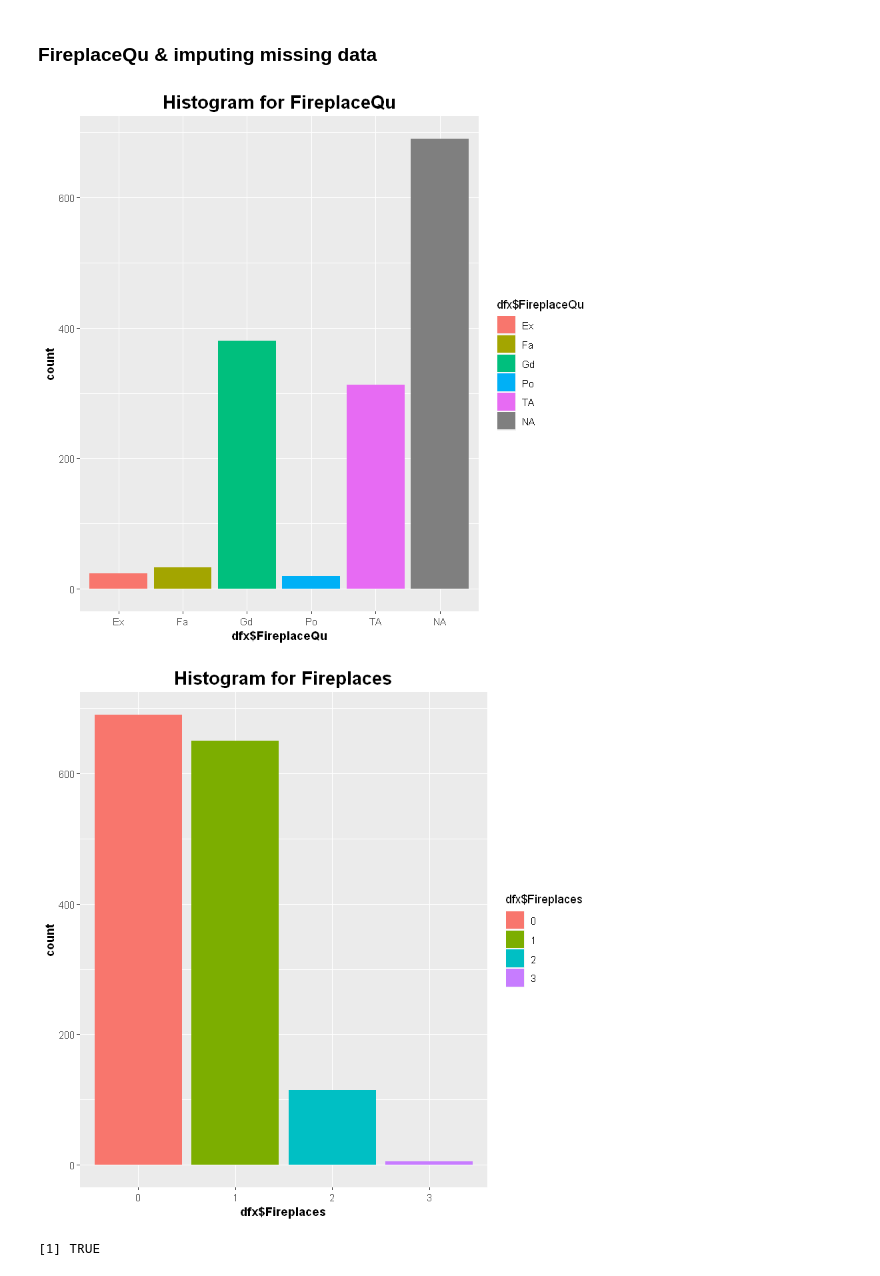
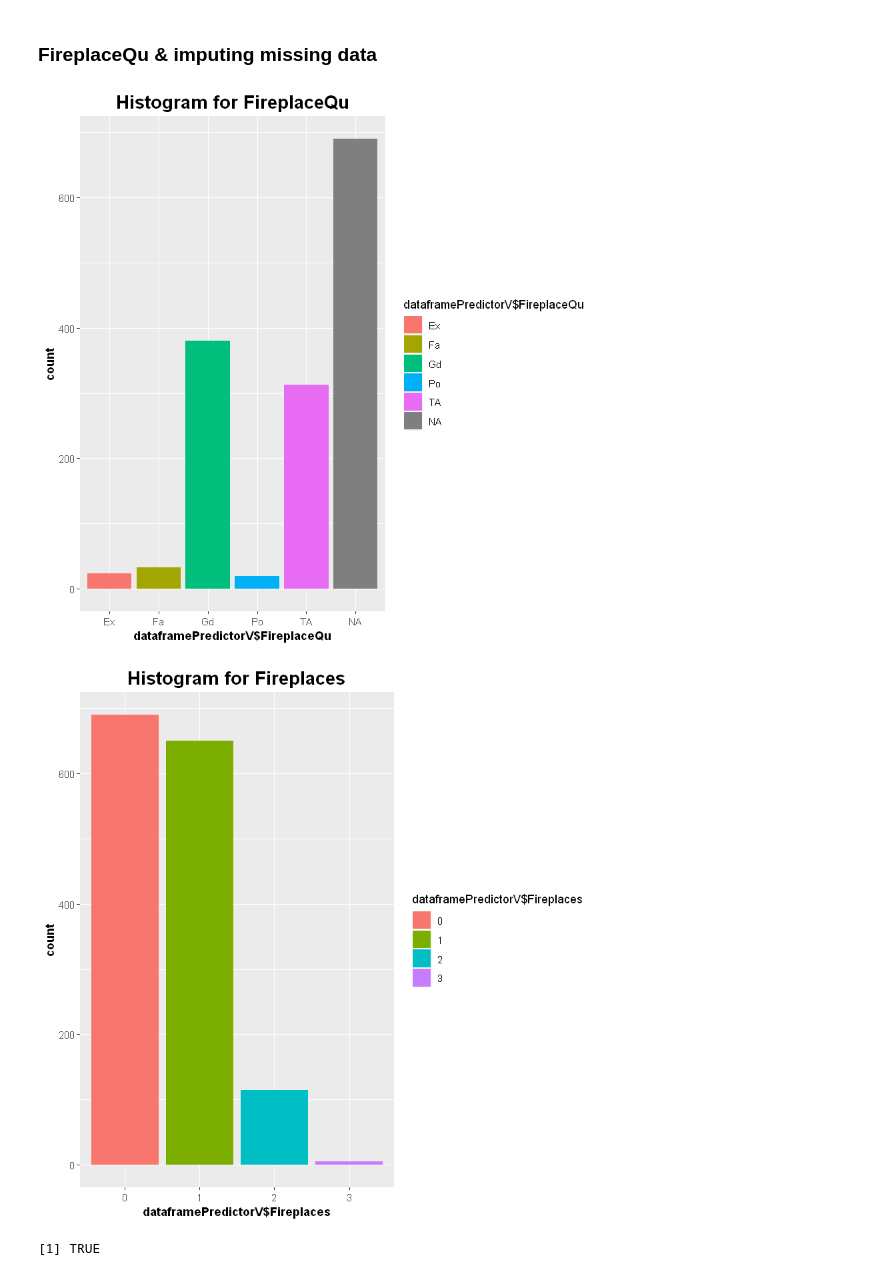
Before and after one commit to bluejurand/House-prices-R, a Jupyter notebook: HousePrices_DA_VIS_Model.ipynb, the cells around one changed output. Cells and saved outputs as stored; diff of their text form; code cells hidden in the pictures.

```diff
--- a/HousePrices_DA_VIS_Model.ipynb
+++ b/HousePrices_DA_VIS_Model.ipynb
@@ -571,30 +585,30 @@ dfx[NoGarageIds, c('GarageType')] <- "NoGarage"
 # %%
-dfx$GarageYrBlt <- as.numeric(dfx$GarageYrBlt)
-dfx[NoGarageIds, c('GarageYrBlt')] <- 0
+dataframePredictorV$GarageYrBlt <- as.numeric(dataframePredictorV$GarageYrBlt)
+dataframePredictorV[NoGarageIds, c('GarageYrBlt')] <- 0
 # %%
-dfx$GarageFinish <- as.character(dfx$GarageFinish)
-dfx[NoGarageIds, c('GarageFinish')] <- "NoGarage"
+dataframePredictorV$GarageFinish <- as.character(dataframePredictorV$GarageFinish)
+dataframePredictorV[NoGarageIds, c('GarageFinish')] <- "NoGarage"
 # %%
-dfx$GarageQual <- as.character(dfx$GarageQual)
-dfx[NoGarageIds, c('GarageQual')] <- "NoGarage"
+dataframePredictorV$GarageQual <- as.character(dataframePredictorV$GarageQual)
+dataframePredictorV[NoGarageIds, c('GarageQual')] <- "NoGarage"
 # %%
-dfx$GarageCond <- as.character(dfx$GarageCond)
-dfx[NoGarageIds, c('GarageCond')] <- "NoGarage"
+dataframePredictorV$GarageCond <- as.character(dataframePredictorV$GarageCond)
+dataframePredictorV[NoGarageIds, c('GarageCond')] <- "NoGarage"
 # %% [markdown]
 ###  FireplaceQu & imputing missing data
 # %%
-FireplaceQu <- data.frame(dfx$FireplaceQu)
-ggplot(FireplaceQu, aes(dfx$FireplaceQu, ..count..)) + geom_bar(aes(fill = dfx$FireplaceQu), position = "dodge") +
+FireplaceQu <- data.frame(dataframePredictorV$FireplaceQu)
+ggplot(FireplaceQu, aes(dataframePredictorV$FireplaceQu, ..count..)) + geom_bar(aes(fill = dataframePredictorV$FireplaceQu), position = "dodge") +
     labs(title = "Histogram for FireplaceQu") +
     theme(plot.title = element_text(hjust = 0.5, face = "bold", size = 16), axis.title = element_text(face = "bold"))
 # %% [output]
-[figure, old version]
+[figure, new version]
 # %%
-ggplot(FireplaceQu, aes(dfx$Fireplaces, ..count..)) + geom_bar(aes(fill = dfx$Fireplaces), position = "dodge") +
+ggplot(FireplaceQu, aes(dataframePredictorV$Fireplaces, ..count..)) + geom_bar(aes(fill = dataframePredictorV$Fireplaces), position = "dodge") +
     labs(title = "Histogram for Fireplaces") +
     theme(plot.title = element_text(hjust = 0.5, face = "bold", size = 16), axis.title = element_text(face = "bold"))
 # %% [output]
-[figure, old version]
+[figure, new version]
 # %%
 # Check if number of NAs in  FireplaceQu is equal with number of houses that have not fireplace,
 # if yes replace NAs with 'NoFireplace'
```
Also changed, not shown: parts of 136 cells of this notebook.
